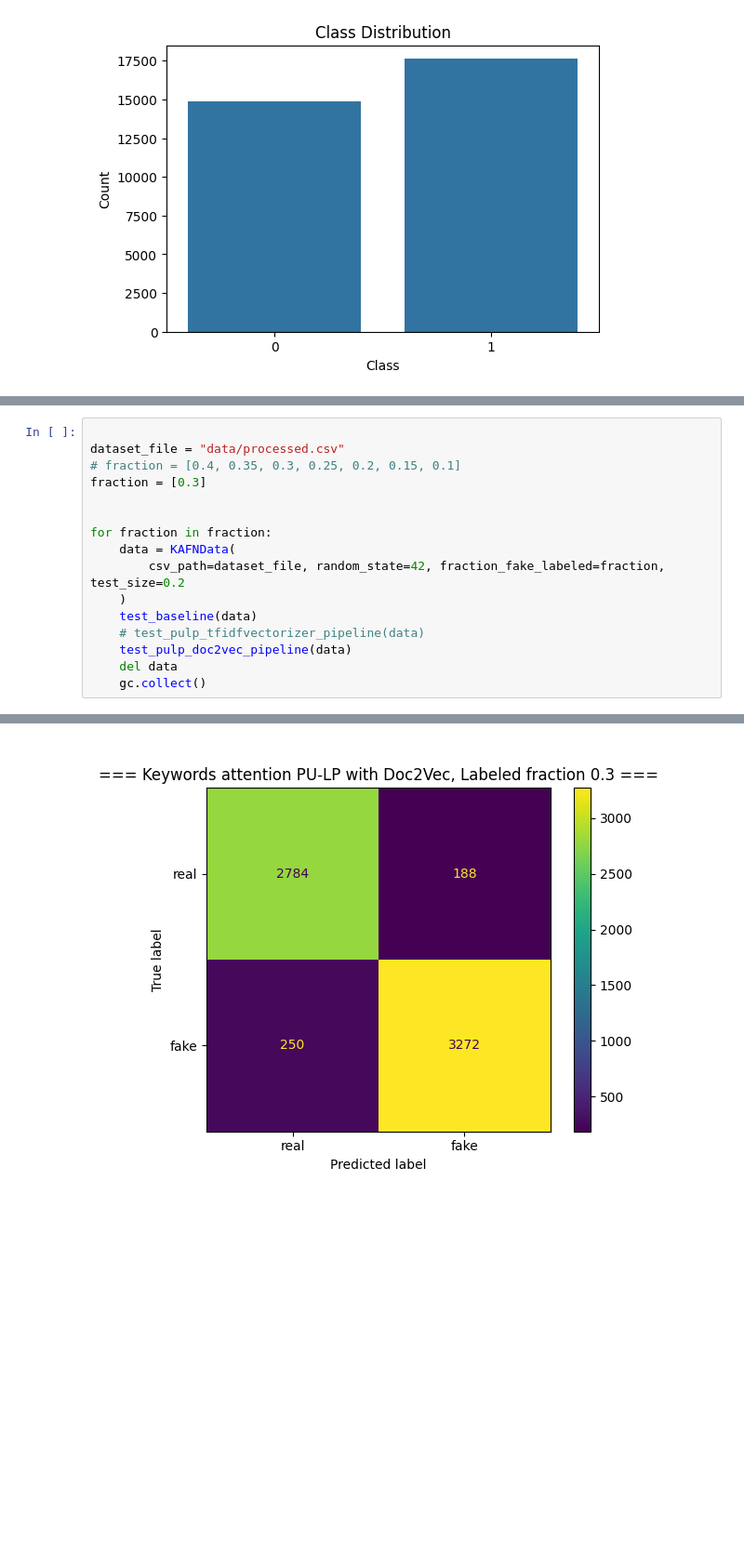
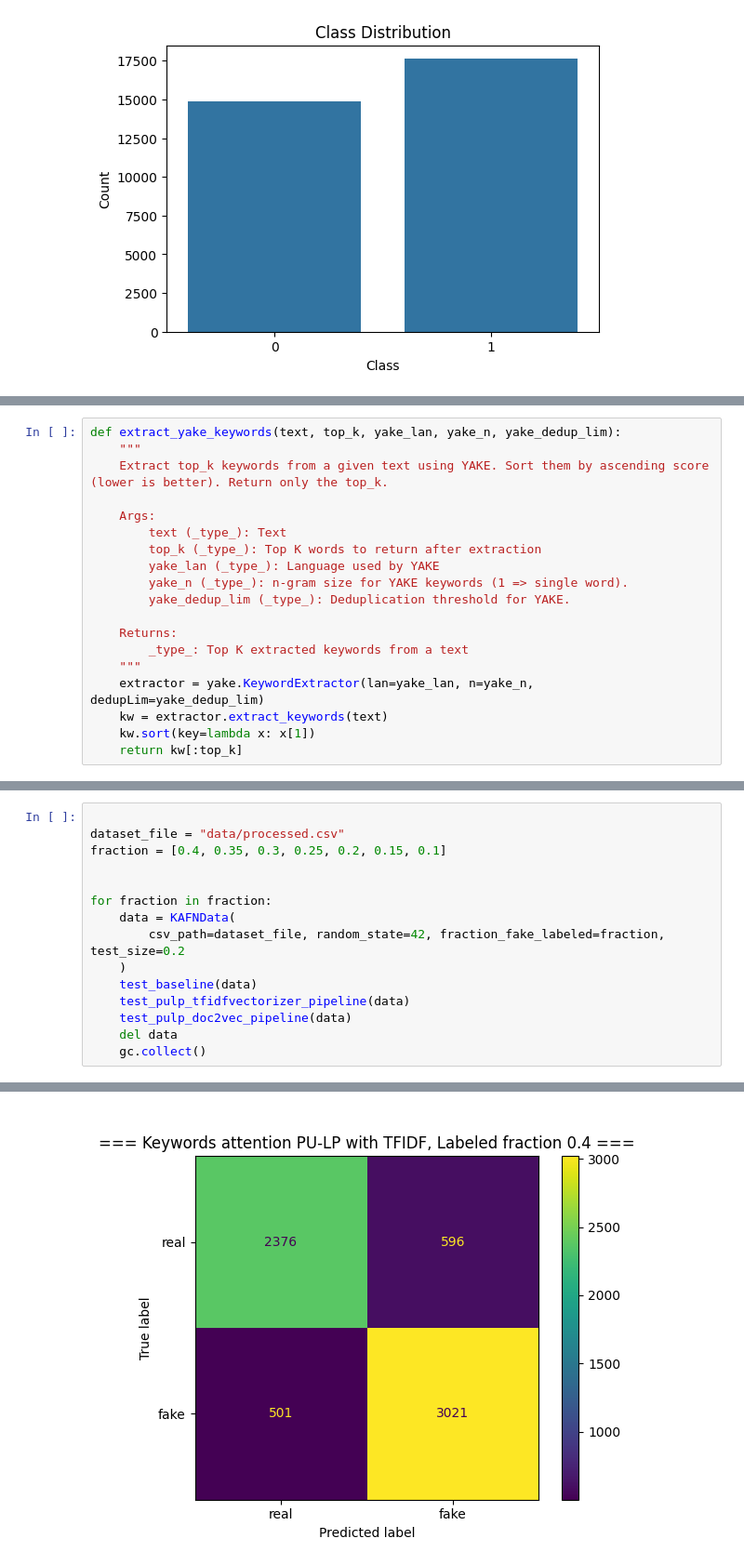
Before and after one commit to rtsonev/kafn-pulp, a Jupyter notebook: draft.ipynb, the cells around one changed output, grey strips where cells are left out. Shown at 93% size. Cells and saved outputs as stored; diff of their text form; blank space fills up the shorter version.

```diff
--- a/draft.ipynb
+++ b/draft.ipynb
@@ -1175,0 +836,19 @@ def test_pulp_tfidfvectorizer_pipeline(data: KAFNData):
+# %%
+def extract_yake_keywords(text, top_k, yake_lan, yake_n, yake_dedup_lim):
+    """
+    Extract top_k keywords from a given text using YAKE. Sort them by ascending score (lower is better). Return only the top_k.
+
+    Args:
+        text (_type_): Text
+        top_k (_type_): Top K words to return after extraction
+        yake_lan (_type_): Language used by YAKE
+        yake_n (_type_): n-gram size for YAKE keywords (1 => single word).
+        yake_dedup_lim (_type_): Deduplication threshold for YAKE.
+
+    Returns:
+        _type_: Top K extracted keywords from a text
+    """
+    extractor = yake.KeywordExtractor(lan=yake_lan, n=yake_n, dedupLim=yake_dedup_lim)
+    kw = extractor.extract_keywords(text)
+    kw.sort(key=lambda x: x[1])
+    return kw[:top_k]
@@ -1176,8 +1590,7 @@ def test_pulp_tfidfvectorizer_pipeline(data: KAFNData):
 # %%
 
 dataset_file = "data/processed.csv"
-# fraction = [0.4, 0.35, 0.3, 0.25, 0.2, 0.15, 0.1]
-fraction = [0.3]
+fraction = [0.4, 0.35, 0.3, 0.25, 0.2, 0.15, 0.1]
 
 
 for fraction in fraction:
@@ -1185,7 +1598,7 @@ for fraction in fraction:
         csv_path=dataset_file, random_state=42, fraction_fake_labeled=fraction, test_size=0.2
     )
     test_baseline(data)
-    # test_pulp_tfidfvectorizer_pipeline(data)
+    test_pulp_tfidfvectorizer_pipeline(data)
     test_pulp_doc2vec_pipeline(data)
     del data
     gc.collect()
@@ -1220 +1649 @@ weighted avg     0.9328    0.9326    0.9326      6494
-[figure, old version]
+[figure, new version]
```
Also changed, not shown: parts of 35 cells of this notebook, 14 other files.
